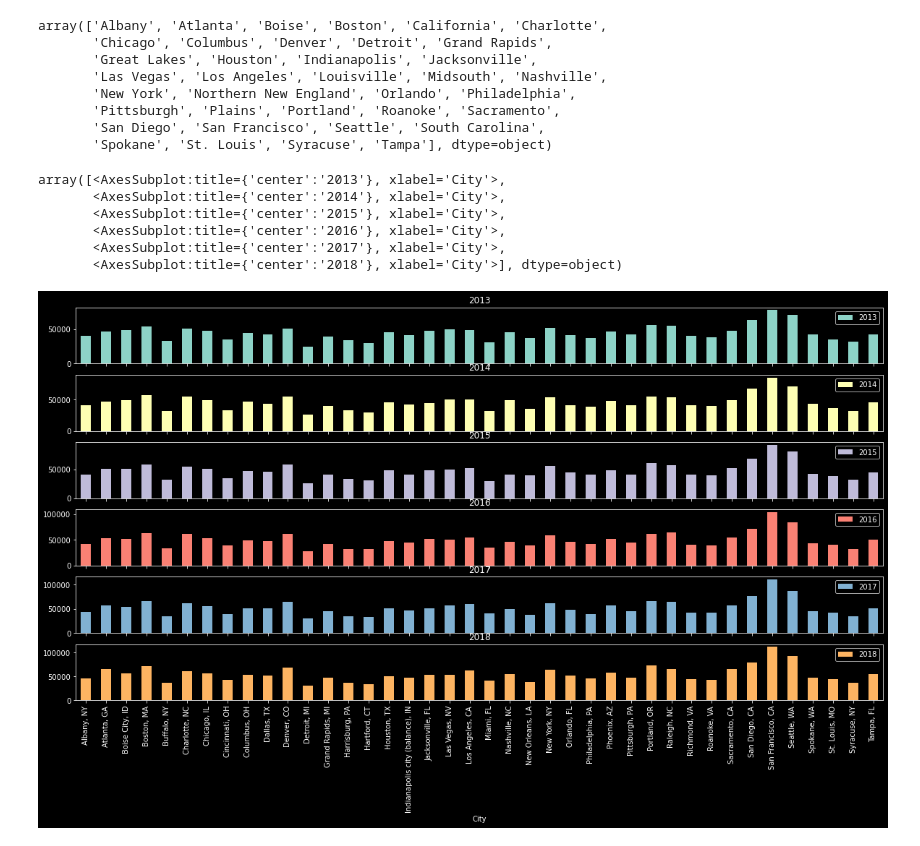
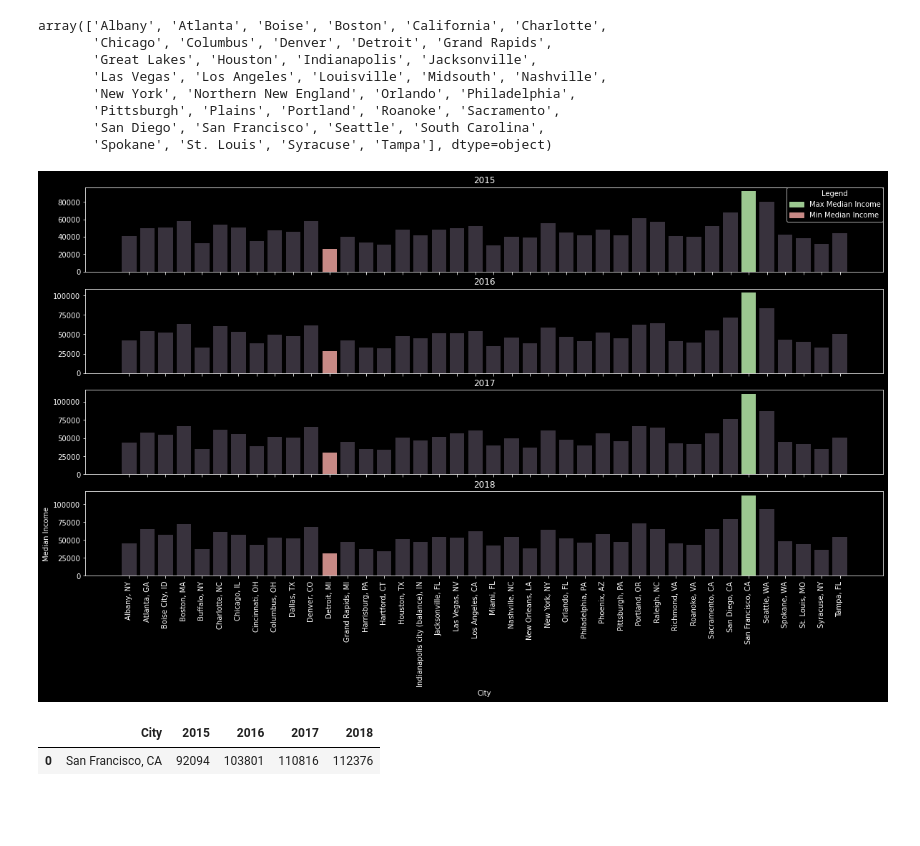
Before and after one commit to lauragtz/project_one, a Jupyter notebook: Avacado_Analysis_JK.ipynb, the cells around one changed output. Cells and saved outputs as stored; diff of their text form; code cells hidden in the pictures; blank space fills up the shorter version.

```diff
--- a/Avacado_Analysis_JK.ipynb
+++ b/Avacado_Analysis_JK.ipynb
@@ -37,15 +38,67 @@ array(['Albany', 'Atlanta', 'Boise', 'Boston', 'California', 'Charlotte',
        'Pittsburgh', 'Plains', 'Portland', 'Roanoke', 'Sacramento',
        'San Diego', 'San Francisco', 'Seattle', 'South Carolina',
        'Spokane', 'St. Louis', 'Syracuse', 'Tampa'], dtype=object)
+# %%
+import matplotlib.patches as mpatches
+
+#setup Groupbys, max, and min
+income_groupby = income_data.copy().loc[income_data['Year'] >= 2015]
+income_groupby = income_groupby.groupby(['Year', 'City', 'Median Income']).sum().reset_index().pivot(index='City', columns='Year').reset_index()
+income_groupby.columns = ['City', '2015','2016', '2017', '2018']
+
+income_max = income_data.copy().loc[income_data['Year'] >= 2015]
+income_max = income_max.drop_duplicates().groupby(['Year'])['Median Income'].max().reset_index()
+income_max = pd.merge(income_max, income_data.copy(), on=['Year', 'Median Income'], how='left').drop_duplicates().pivot(index='City', columns='Year').reset_index()
+income_max.columns = ['City', '2015','2016', '2017', '2018']
+
+income_min = income_data.copy().loc[income_data['Year'] >= 2015]
+income_min = income_min.drop_duplicates().groupby(['Year'])['Median Income'].min().reset_index()
+income_min = pd.merge(income_min, income_data.copy(), on=['Year', 'Median Income'], how='left').drop_duplicates().pivot(index='City', columns='Year').reset_index()
+income_min.columns = ['City', '2015','2016', '2017', '2018']
+
+#make plot fig
+plt.rcParams['figure.figsize']=(20,10)
+#set axis
+fig, (ax1, ax2, ax3, ax4) = plt.subplots(4, sharex=True)
+#plot axis
+ax1.bar(income_groupby['City'], income_groupby['2015'], color='#71647A', alpha=.5)
+ax1.bar(income_max['City'], income_max['2015'], color = '#9CC890')
+ax1.bar(income_min['City'], income_min['2015'], color= '#C78985')
+ax1.set_title('2015')
+
+ax2.bar(income_groupby['City'], income_groupby['2016'], color='#71647A', alpha=.5)
+ax2.bar(income_max['City'], income_max['2016'], color = '#9CC890')
+ax2.bar(income_min['City'], income_min['2016'],color= '#C78985')
+ax2.set_title('2016')
+
+ax3.bar(income_groupby['City'], income_groupby['2017'], color='#71647A', alpha=.5)
+ax3.bar(income_max['City'], income_max['2017'], color = '#9CC890')
+ax3.bar(income_min['City'], income_min['2017'],color= '#C78985')
+ax3.set_title('2017')
+
+ax4.bar(income_groupby['City'], income_groupby['2018'], color='#71647A', alpha=.5)
+ax4.bar(income_max['City'], income_max['2018'], color = '#9CC890')
+ax4.bar(income_min['City'], income_min['2018'],color= '#C78985')
+ax4.set_title('2018')
+
+#legend, formatting, etc.
+max_patch = mpatches.Patch(color='#9CC890', label='Max Median Income')
+min_patch = mpatches.Patch(color='#C78985', label='Min Median Income')
+ax1.legend(title='Legend', handles = [max_patch, min_patch], loc='upper right', fancybox=True, borderaxespad=0)
+
+plt.ylabel('Median Income')
+plt.xlabel('City')
+plt.xticks( rotation=90)
+
+plt.show()
+# %% [output]
+[figure, added]
 # %%
-income_groupby = income_data.groupby(['Year', 'City', 'Median Income']).sum().reset_index().pivot(index='City', columns='Year').reset_index()
-income_groupby.columns = ['City','2013', '2014', '2015','2016', '2017', '2018']
-income_groupby.plot.bar('City', subplots=True, figsize=(20,10))
+income_max = income_data.copy().loc[income_data['Year'] >= 2015]
+income_max = income_max.drop_duplicates().groupby(['Year'])['Median Income'].max().reset_index()
+income_max = pd.merge(income_max, income_data.copy(), on=['Year', 'Median Income'], how='left').drop_duplicates().pivot(index='City', columns='Year').reset_index()
+income_max.columns = ['City', '2015','2016', '2017', '2018']
+income_max
 # %% [output]
-array([<AxesSubplot:title={'center':'2013'}, xlabel='City'>,
-       <AxesSubplot:title={'center':'2014'}, xlabel='City'>,
-       <AxesSubplot:title={'center':'2015'}, xlabel='City'>,
-       <AxesSubplot:title={'center':'2016'}, xlabel='City'>,
-       <AxesSubplot:title={'center':'2017'}, xlabel='City'>,
-       <AxesSubplot:title={'center':'2018'}, xlabel='City'>], dtype=object)
-[figure, removed]
+|  | City | 2015 | 2016 | 2017 | 2018 |
+| 0 | San Francisco, CA | 92094 | 103801 | 110816 | 112376 |
```
Also changed, not shown: parts of 3 cells of this notebook, 1 other file.
